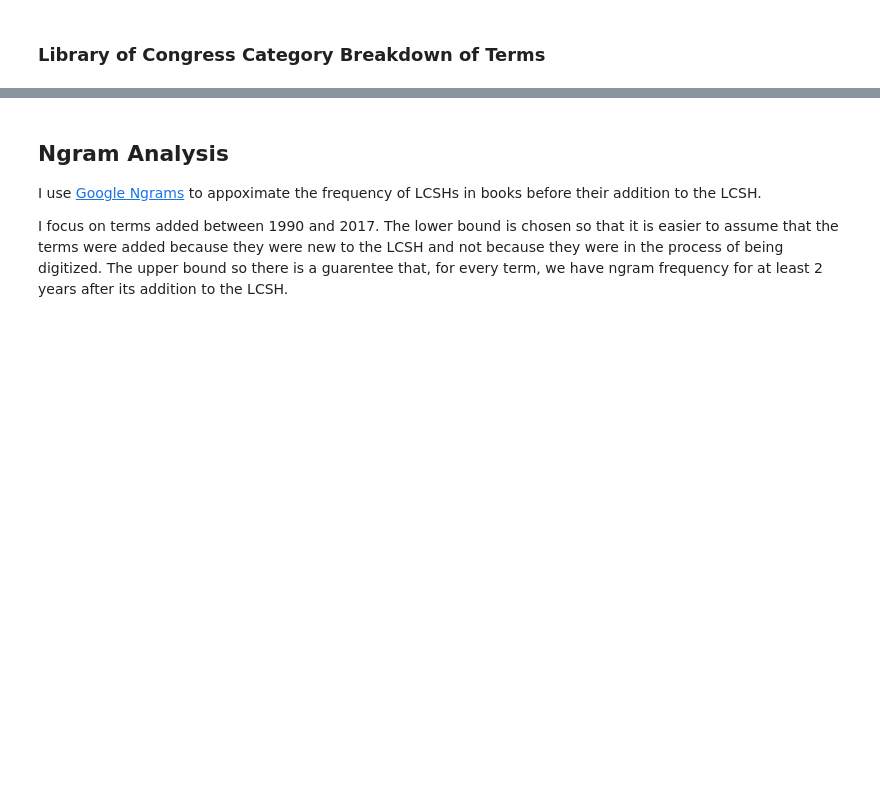
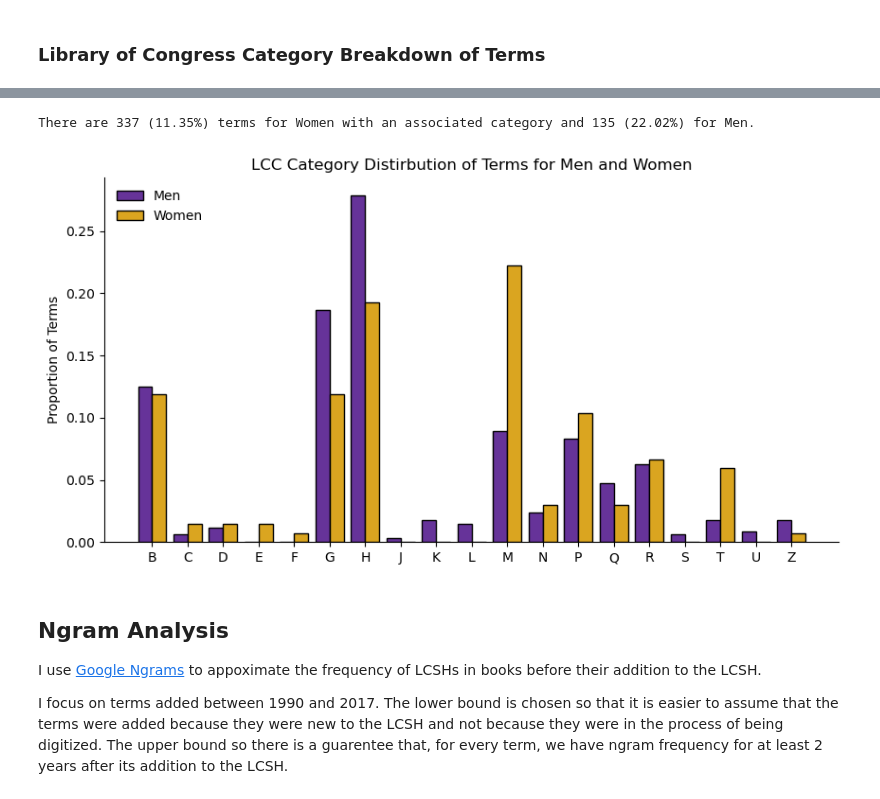
Before and after one commit to katie-warburton/Gender-in-the-LCSH, a Jupyter notebook: LCSHs & Gender.ipynb, the cells around one changed output, grey strips where cells are left out. Drawn from its saved outputs; the diff is of its cells as text; code cells hidden in the pictures; blank space fills up the shorter version.

```diff
--- a/LCSHs & Gender.ipynb
+++ b/LCSHs & Gender.ipynb
@@ -434,3 +463,16 @@ There are 335 (11.40%) terms for Women with an associated category and 141 (22.5
+# %%
+wLCCTerms = getLCCTerms(wTerms)
+mLCCTerms = getLCCTerms(mTerms)
+
+print(f'There are {len(wLCCTerms):,} ({percent(len(wLCCTerms), len(wTerms)):.2f}%) terms for Women with an associated category and {len(mLCCTerms):,} ({percent(len(mLCCTerms), len(mTerms)):.2f}%) for Men.')
+
+wCats = getCatBreakdown(wLCCTerms)
+mCats = getCatBreakdown(mLCCTerms)
+
+compareLCC(wCats, mCats, 'Terms')
+# %% [output]
+There are 337 (11.35%) terms for Women with an associated category and 135 (22.02%) for Men.
+[figure, added]
 # %% [markdown]
 ## Ngram Analysis
 
```
Also changed, not shown: parts of 30 cells of this notebook, 10 other files.
